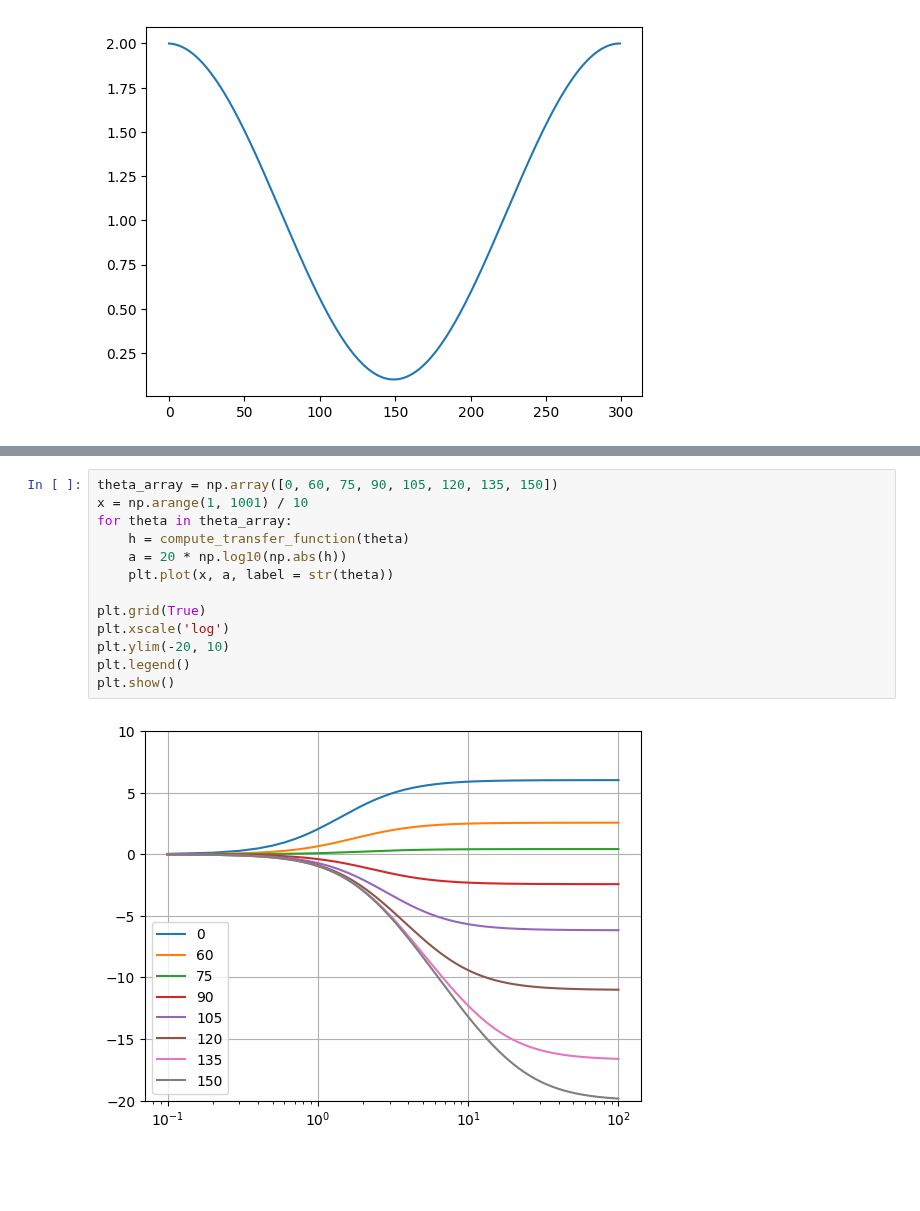
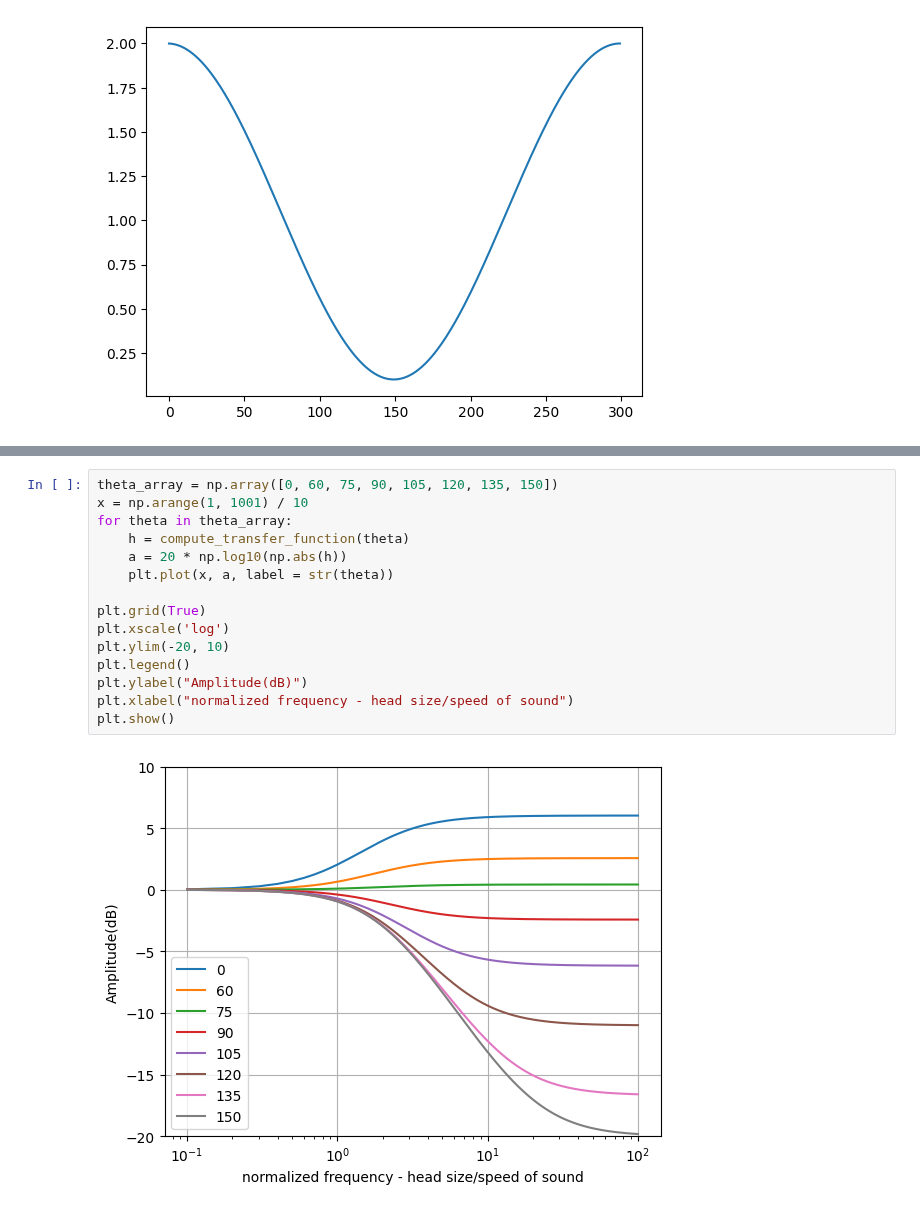
Before and after one commit to kweiwen/pitki, a Jupyter notebook: hrtf/Head-Shadow Filter.ipynb, the cells around one changed output, grey strips where cells are left out. Saved outputs shown, nothing was run; the diff lists cells and outputs as text; blank space fills up the shorter version.

```diff
--- a/hrtf/Head-Shadow Filter.ipynb
+++ b/hrtf/Head-Shadow Filter.ipynb
@@ -66,15 +89,17 @@ plt.show()
 # %%
 theta_array = np.array([0, 60, 75, 90, 105, 120, 135, 150])
 x = np.arange(1, 1001) / 10
 for theta in theta_array:
     h = compute_transfer_function(theta)
     a = 20 * np.log10(np.abs(h))
     plt.plot(x, a, label = str(theta))
 
 plt.grid(True)
 plt.xscale('log')
 plt.ylim(-20, 10)
 plt.legend()
+plt.ylabel("Amplitude(dB)")
+plt.xlabel("normalized frequency - head size/speed of sound")
 plt.show()
 # %% [output]
-[figure, old version]
+[figure, new version]
```
Also changed, not shown: parts of 1 cell of this notebook.
